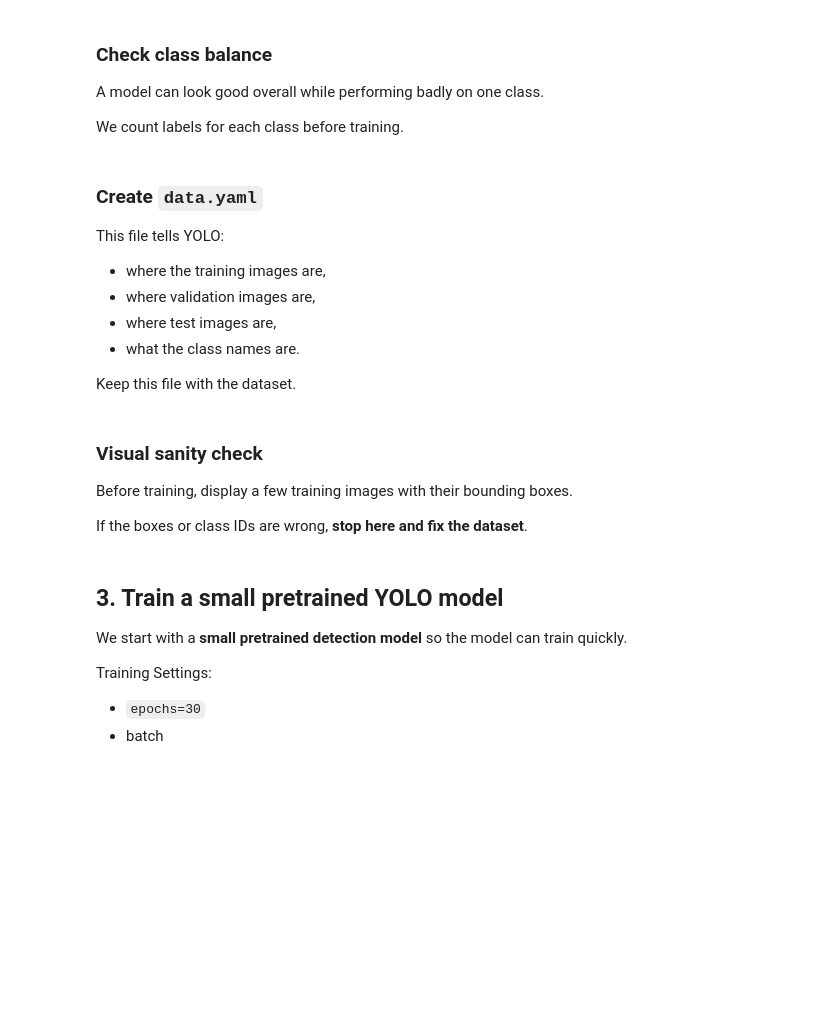
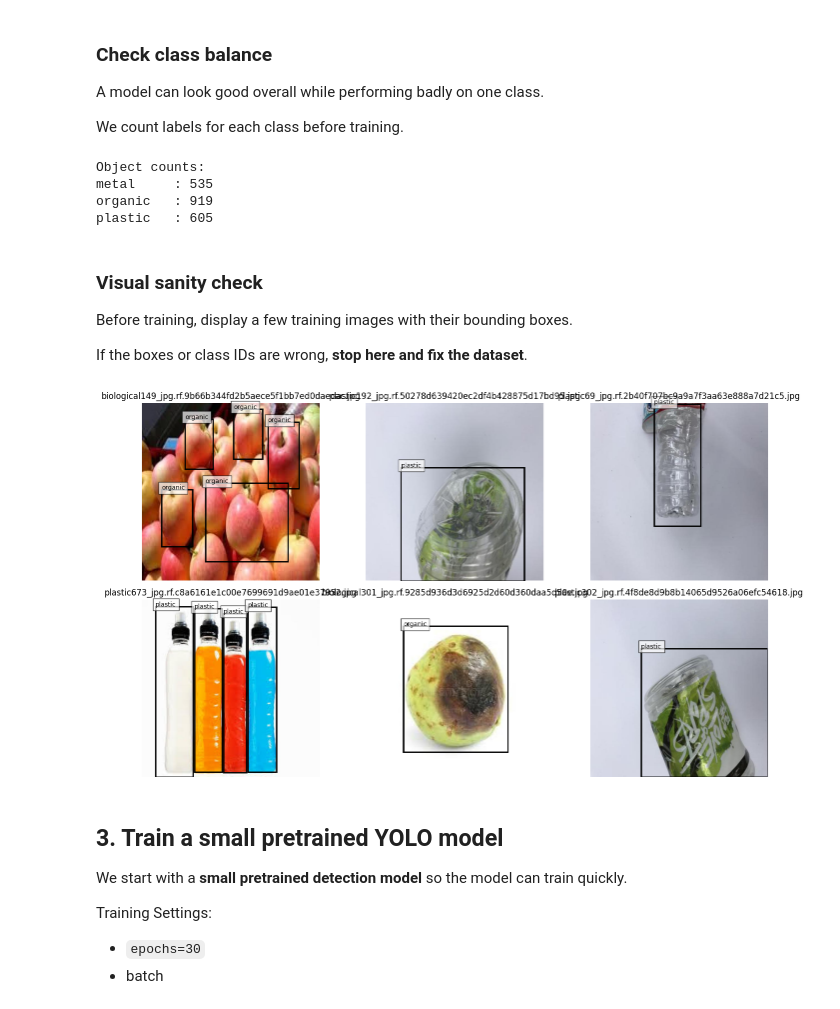
Before and after one commit to roboticsdojo/rdj2026-ai-pipeline, a Jupyter notebook: training/student_workspace/Waste_AI_Training_Notebook.ipynb, the cells around one changed output. Drawn from its saved outputs; the diff is of its cells as text; code cells hidden in the pictures; blank space fills up the shorter version.

Commit message:
modify notebook to match dataset structure from roboflow

```diff
--- a/training/student_workspace/Waste_AI_Training_Notebook.ipynb
+++ b/training/student_workspace/Waste_AI_Training_Notebook.ipynb
@@ -37,15 +37,15 @@ import numpy as np
 from PIL import Image
 import matplotlib.pyplot as plt
 
-PROJECT = Path.cwd() / "waste_ai"
+PROJECT = Path.cwd() / "rdj2026-v2i-yolov8"
 RAW_DIR = PROJECT / "raw"
-DATASET_DIR = PROJECT / "dataset"
+DATASET_DIR = PROJECT
 EXPORT_DIR = PROJECT / "exports"
 
 for p in [RAW_DIR, DATASET_DIR, EXPORT_DIR]:
     p.mkdir(parents=True, exist_ok=True)
 
-CLASSES = ["organic", "plastic", "other"]
+CLASSES = ["metal", "organic", "plastic"]
 CLASS_TO_ID = {name: i for i, name in enumerate(CLASSES)}
 
 SEED = 82
@@ -77,11 +96,7 @@ Each label line is:
 
 with all coordinates normalized from 0 to 1.
 # %%
-for split in ["train", "val", "test"]:
-    (DATASET_DIR / "images" / split).mkdir(parents=True, exist_ok=True)
-    (DATASET_DIR / "labels" / split).mkdir(parents=True, exist_ok=True)
-
-print("YOLO dataset folders created.")
+# Add Code here
 # %% [markdown]
 ### Split the dataset
 
@@ -100,12 +117,14 @@ A model can look good overall while performing badly on one class.
 
 We count labels for each class before training.
 # %%
+# Check Class balance
+
 from collections import Counter
 
 counts = Counter()
 
 for split in ["train", "val", "test"]:
-    for label_file in (DATASET_DIR / "labels" / split).glob("*.txt"):
+    for label_file in (DATASET_DIR / split / "labels").glob("*.txt"):
         for line in label_file.read_text().splitlines():
             if line.strip():
                 class_id = int(line.split()[0])
@@ -114,13 +133,8 @@ for split in ["train", "val", "test"]:
 print("Object counts:")
 for name in CLASSES:
     print(f"{name:10s}: {counts[name]}")
+# %% [output]
+Object counts:
+metal     : 535
+organic   : 919
+plastic   : 605
-# %% [markdown]
-### Create `data.yaml`
-
-This file tells YOLO:
-- where the training images are,
-- where validation images are,
-- where test images are,
-- what the class names are.
-
-Keep this file with the dataset.
@@ -149,38 +146,40 @@ Before training, display a few training images with their bounding boxes.
 If the boxes or class IDs are wrong, **stop here and fix the dataset**.
 # %%
 def show_samples(split="train", n=6):
-    image_dir = DATASET_DIR / "images" / split
+    image_dir = DATASET_DIR / split / "images"
     images = list(image_dir.glob("*"))
     random.Random(SEED).shuffle(images)
     images = images[:n]
 
     fig, axes = plt.subplots(2, 3, figsize=(14, 8))
     axes = axes.flatten()
 
     for ax, img_path in zip(axes, images):
         img = Image.open(img_path).convert("RGB")
         ax.imshow(img)
         ax.set_title(img_path.name)
         ax.axis("off")
 
-        label_path = DATASET_DIR / "labels" / split / f"{img_path.stem}.txt"
+        label_path = DATASET_DIR / split / "labels" / f"{img_path.stem}.txt"
         if label_path.exists():
             W, H = img.size
             for line in label_path.read_text().splitlines():
                 cls, xc, yc, w, h = map(float, line.split()[:5])
                 x1 = (xc - w/2) * W
                 y1 = (yc - h/2) * H
                 bw = w * W
                 bh = h * H
                 rect = plt.Rectangle((x1, y1), bw, bh, fill=False, linewidth=2)
                 ax.add_patch(rect)
                 ax.text(x1, y1, CLASSES[int(cls)], fontsize=9,
                         bbox=dict(facecolor="white", alpha=0.7))
 
     plt.tight_layout()
     plt.show()
 
 show_samples()
+# %% [output]
+[figure, added]
 # %% [markdown]
 ## 3. Train a small pretrained YOLO model
 
```
Also changed, not shown: parts of 6 cells of this notebook, 1 other file.
